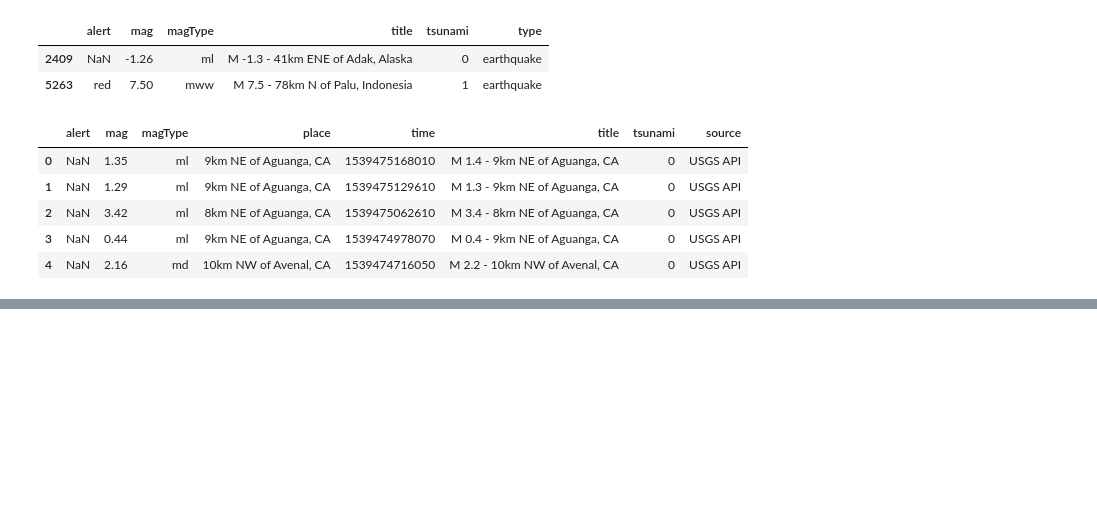
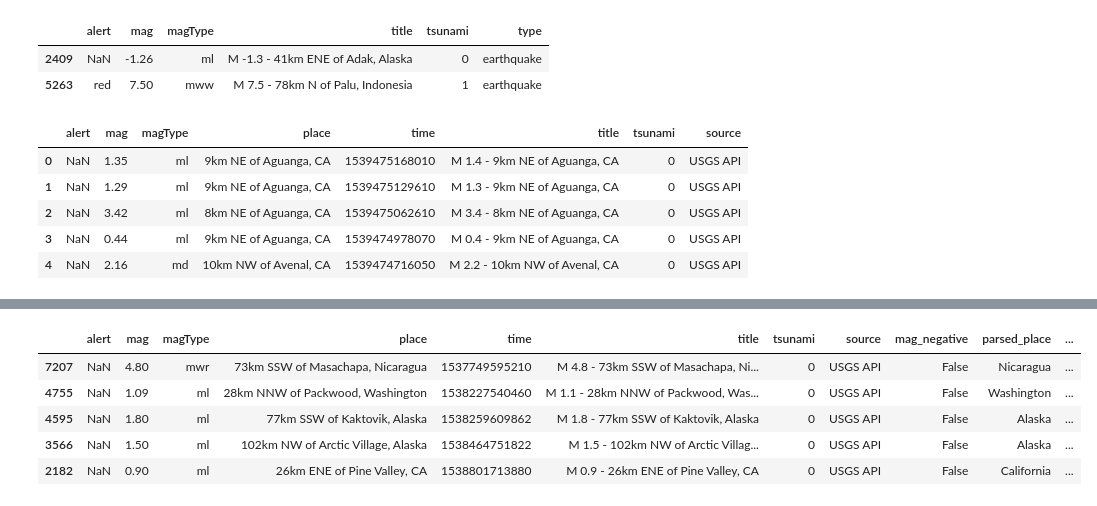
Before and after one commit to Le0Hnard/Hands-On-Data-Analysis-with-Pandas-2nd-edition, a Jupyter notebook: ch_02/Follow_Along.ipynb, the cells around one changed output, grey strips where cells are left out. Drawn from its saved outputs; the diff is of its cells as text; code cells hidden in the pictures; blank space fills up the shorter version.

```diff
--- a/ch_02/Follow_Along.ipynb
+++ b/ch_02/Follow_Along.ipynb
@@ -205,0 +263,12 @@ df.head()
+# %%
+df.assign(
+    in_ca=df.parsed_place.str.endswith('California'),
+    in_alaska=df.parsed_place.str.endswith('Alaska')
+).sample(5, random_state=0)
+# %% [output]
+|  | alert | mag | magType | place | time | title | tsunami | source | mag_negative | parsed_place | ... |
+| 7207 | NaN | 4.80 | mwr | 73km SSW of Masachapa, Nicaragua | 1537749595210 | M 4.8 - 73km SSW of Masachapa, Ni... | 0 | USGS API | False | Nicaragua | ... |
+| 4755 | NaN | 1.09 | ml | 28km NNW of Packwood, Washington | 1538227540460 | M 1.1 - 28km NNW of Packwood, Was... | 0 | USGS API | False | Washington | ... |
+| 4595 | NaN | 1.80 | ml | 77km SSW of Kaktovik, Alaska | 1538259609862 | M 1.8 - 77km SSW of Kaktovik, Alaska | 0 | USGS API | False | Alaska | ... |
+| 3566 | NaN | 1.50 | ml | 102km NW of Arctic Village, Alaska | 1538464751822 | M 1.5 - 102km NW of Arctic Villag... | 0 | USGS API | False | Alaska | ... |
+| 2182 | NaN | 0.90 | ml | 26km ENE of Pine Valley, CA | 1538801713880 | M 0.9 - 26km ENE of Pine Valley, CA | 0 | USGS API | False | California | ... |
```
Also changed, not shown: parts of 5 cells of this notebook.
